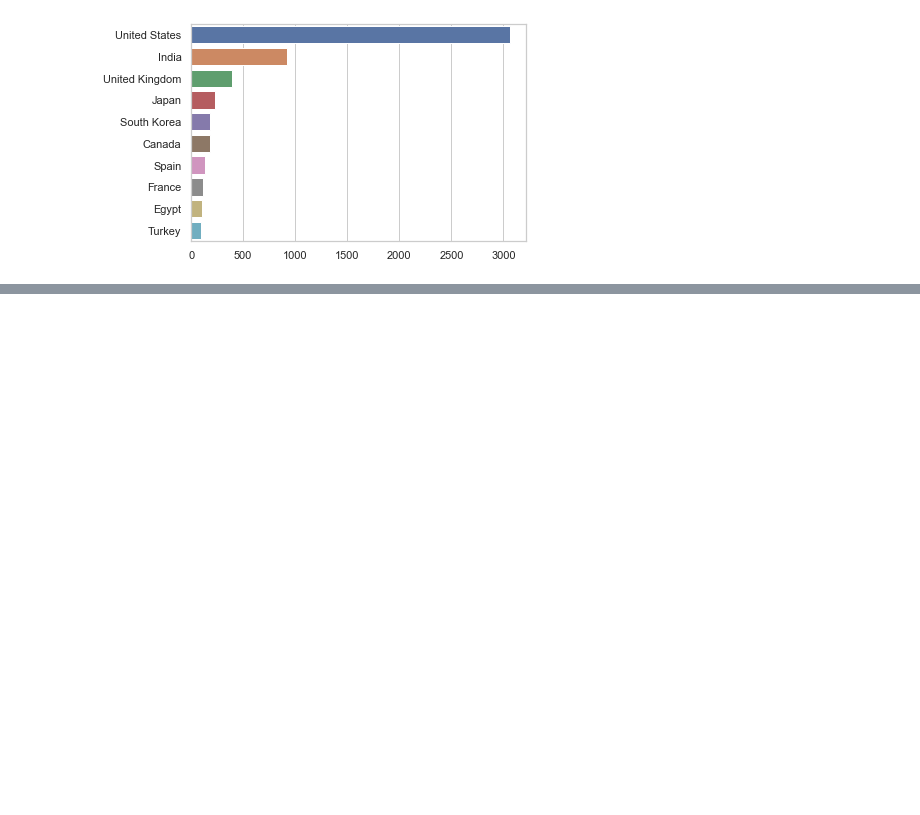
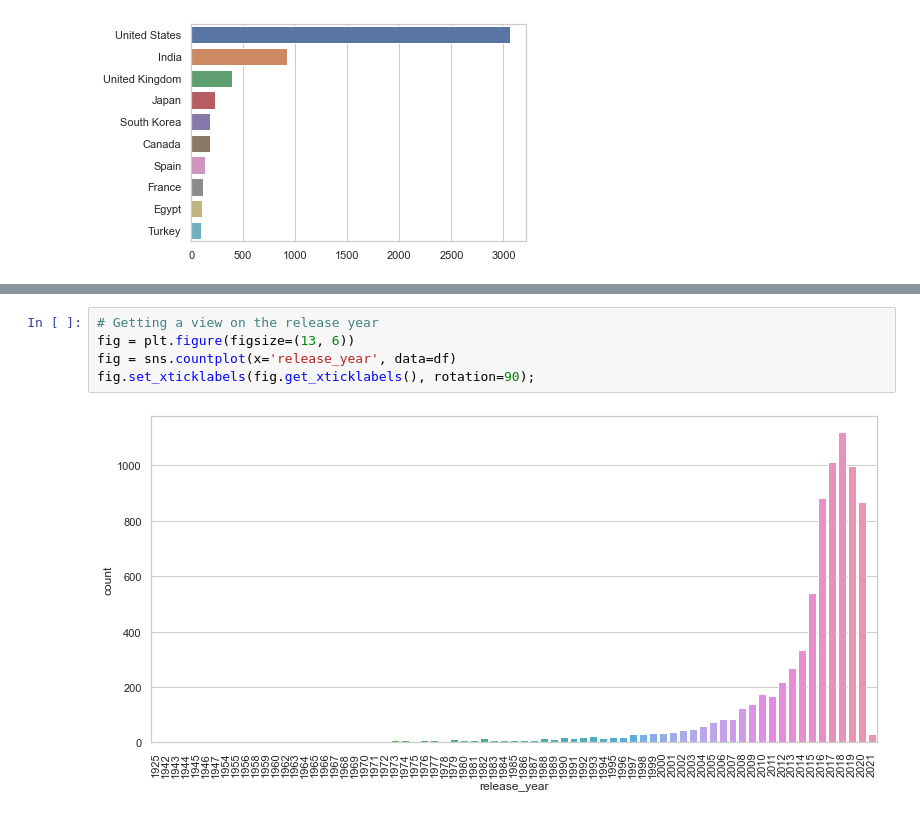
Before and after one commit to tejeshreddy/kaggle-notebooks, a Jupyter notebook: netflix-movies-tv-shows/netflix-eda.ipynb, the cells around one changed output, grey strips where cells are left out. Saved outputs shown, nothing was run; the diff lists cells and outputs as text; blank space fills up the shorter version.

```diff
--- a/netflix-movies-tv-shows/netflix-eda.ipynb
+++ b/netflix-movies-tv-shows/netflix-eda.ipynb
@@ -125,0 +149,7 @@ sns.barplot(top_10_country.values, top_10_country.index)
+# %%
+# Getting a view on the release year
+fig = plt.figure(figsize=(13, 6))
+fig = sns.countplot(x='release_year', data=df)
+fig.set_xticklabels(fig.get_xticklabels(), rotation=90);
+# %% [output]
+[figure, added]
```
Also changed, not shown: parts of 4 cells of this notebook.
